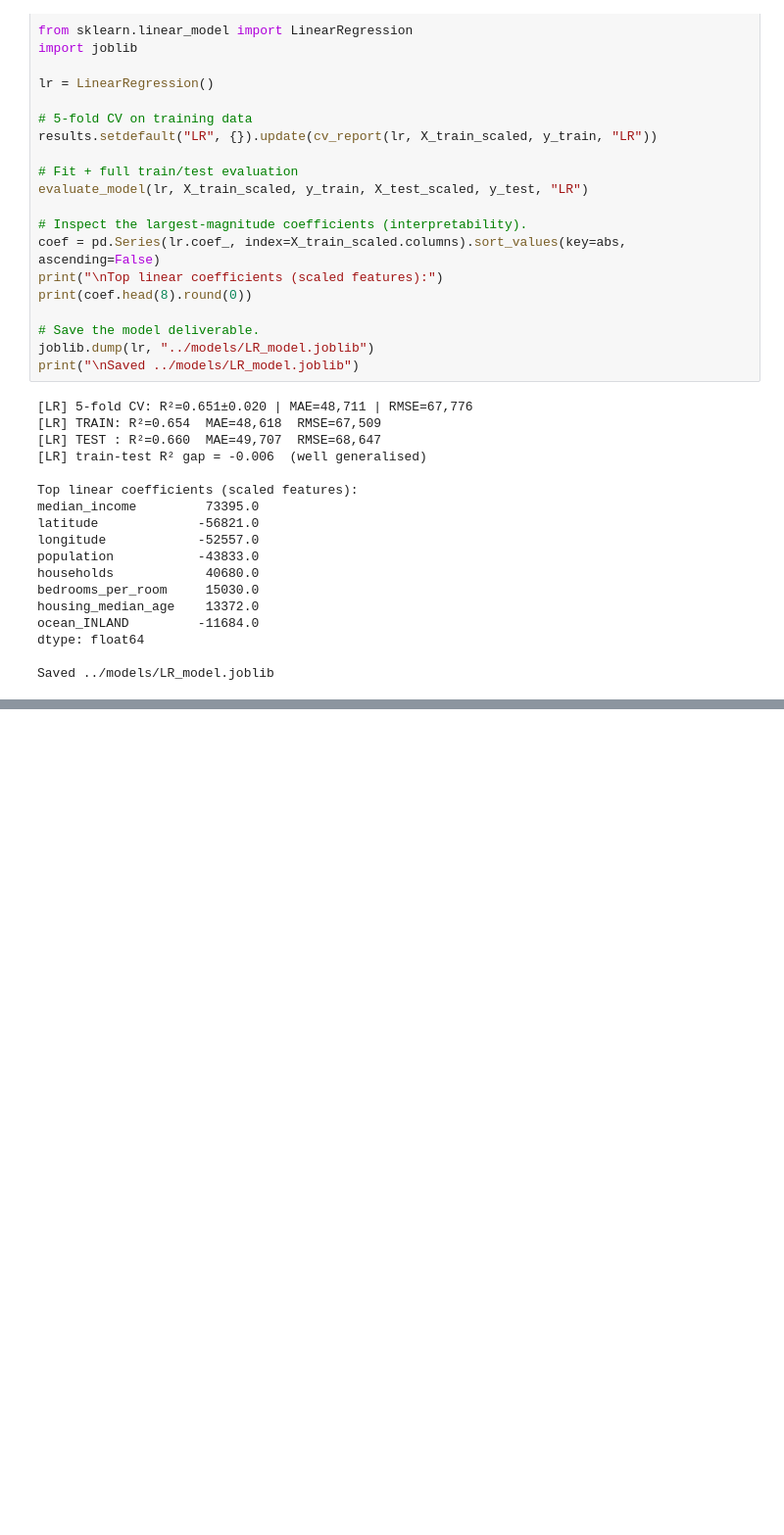
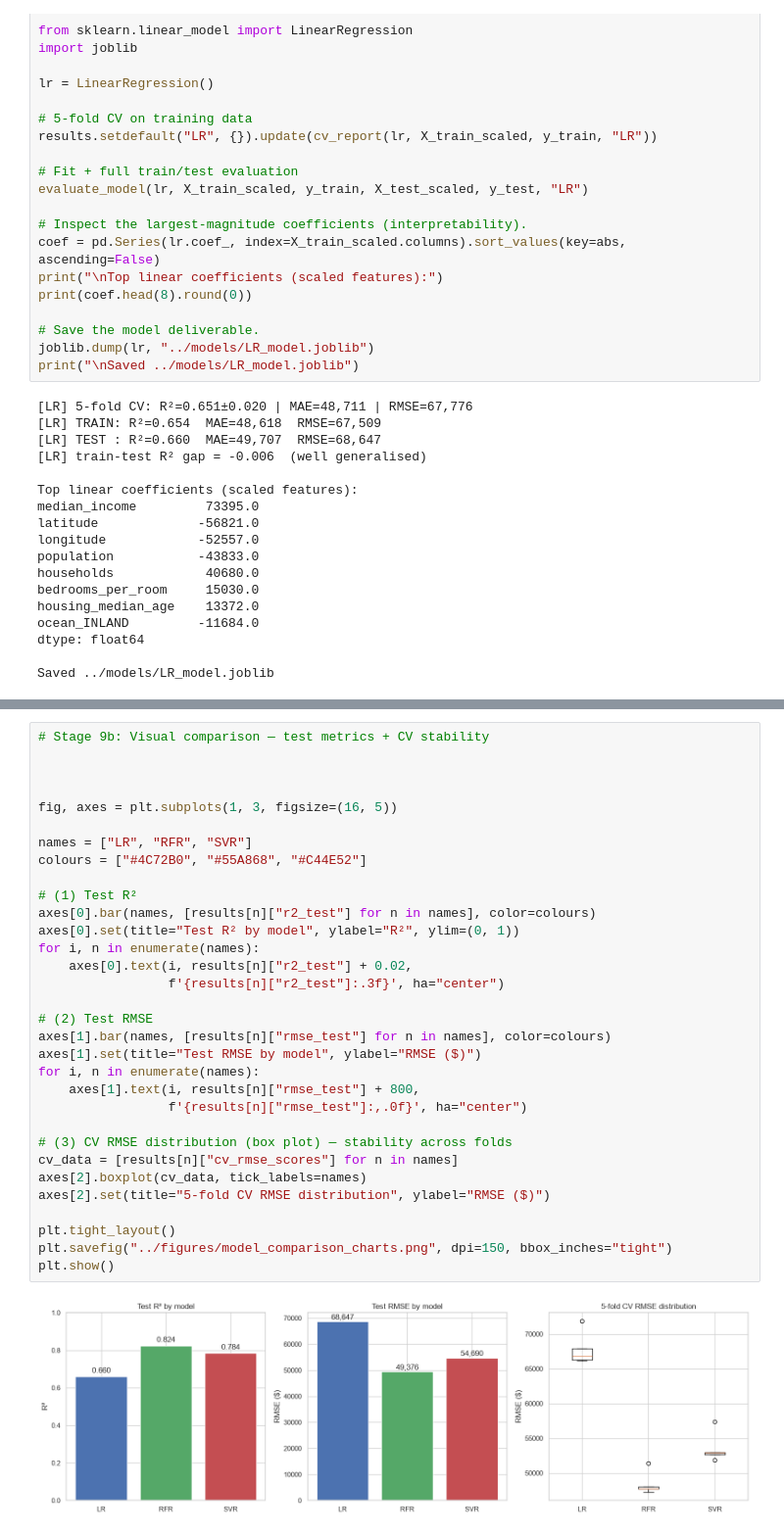
Before and after one commit to Arush70/California-House-Pridictor, a Jupyter notebook: notebooks/Training_Models.ipynb, the cells around one changed output, grey strips where cells are left out. Shown at 98% size. Saved outputs shown, nothing was run; the diff lists cells and outputs as text; blank space fills up the shorter version.

Commit message:
Stage 9 and 10

```diff
--- a/notebooks/Training_Models.ipynb
+++ b/notebooks/Training_Models.ipynb
@@ -1163,0 +1181,34 @@ KeyboardInterrupt:
+# %%
+# Stage 9b: Visual comparison — test metrics + CV stability
+
+
+
+fig, axes = plt.subplots(1, 3, figsize=(16, 5))
+
+names = ["LR", "RFR", "SVR"]
+colours = ["#4C72B0", "#55A868", "#C44E52"]
+
+# (1) Test R²
+axes[0].bar(names, [results[n]["r2_test"] for n in names], color=colours)
+axes[0].set(title="Test R² by model", ylabel="R²", ylim=(0, 1))
+for i, n in enumerate(names):
+    axes[0].text(i, results[n]["r2_test"] + 0.02,
+                 f'{results[n]["r2_test"]:.3f}', ha="center")
+
+# (2) Test RMSE
+axes[1].bar(names, [results[n]["rmse_test"] for n in names], color=colours)
+axes[1].set(title="Test RMSE by model", ylabel="RMSE ($)")
+for i, n in enumerate(names):
+    axes[1].text(i, results[n]["rmse_test"] + 800,
+                 f'{results[n]["rmse_test"]:,.0f}', ha="center")
+
+# (3) CV RMSE distribution (box plot) — stability across folds
+cv_data = [results[n]["cv_rmse_scores"] for n in names]
+axes[2].boxplot(cv_data, tick_labels=names)
+axes[2].set(title="5-fold CV RMSE distribution", ylabel="RMSE ($)")
+
+plt.tight_layout()
+plt.savefig("../figures/model_comparison_charts.png", dpi=150, bbox_inches="tight")
+plt.show()
+# %% [output]
+[figure, added]
```
Also changed, not shown: parts of 25 cells of this notebook, 17 other files.
